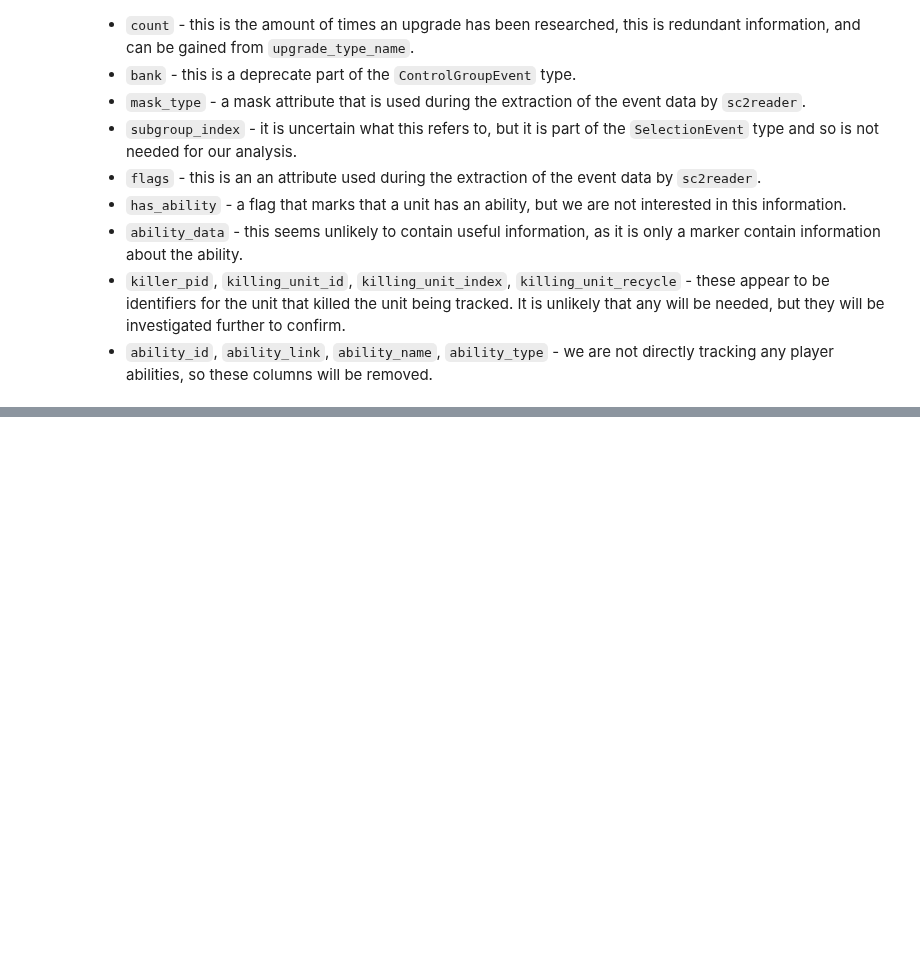
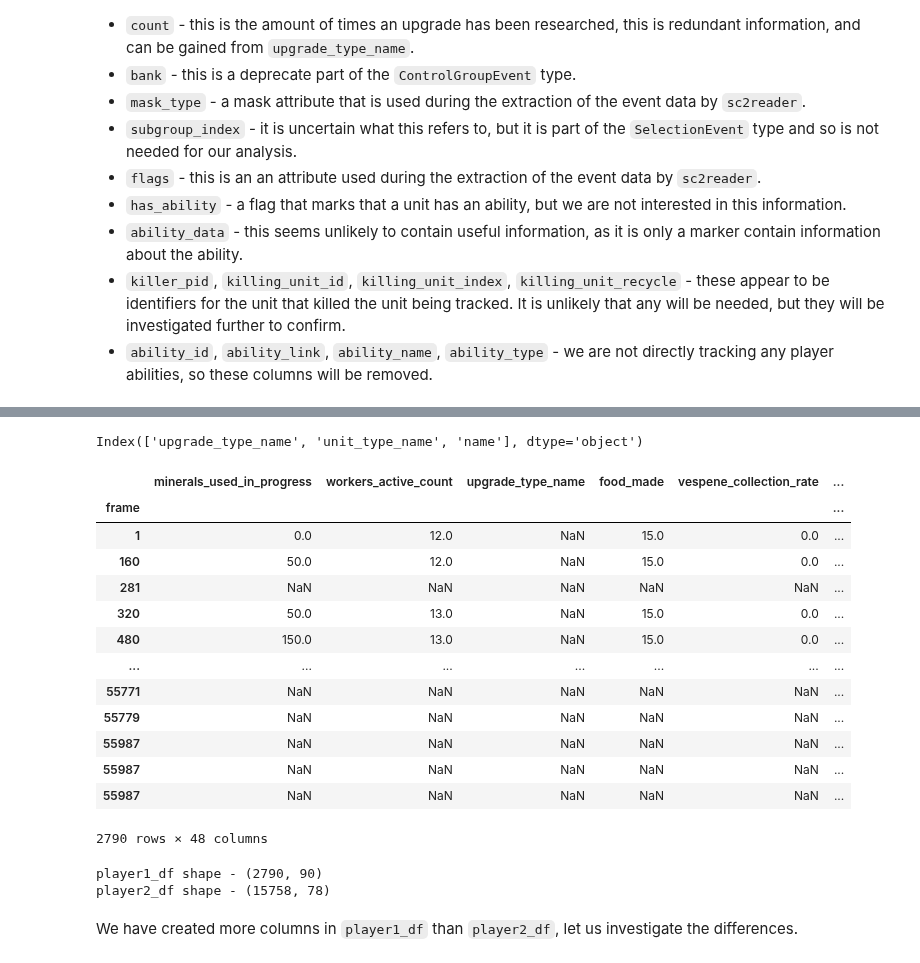
Before and after one commit to jared-a-lloyd/sc2-modeling, a Jupyter notebook: Notebook 1 - Data Collection.ipynb, the cells around one changed output, grey strips where cells are left out. Cells and saved outputs as stored; diff of their text form; code cells hidden in the pictures; blank space fills up the shorter version.

```diff
--- a/Notebook 1 - Data Collection.ipynb
+++ b/Notebook 1 - Data Collection.ipynb
@@ -2396,0 +2555,31 @@ UsageError: Line magic function `%%writefile` not found.
+# %%
+# use the function to clean the columns and rows from the dataframes
+player1_df = clean_columns_and_rows(
+    player1_df,
+    'player1_df',
+    columns_to_keep,
+    player_events_to_keep
+)
+player2_df = clean_columns_and_rows(
+    player2_df,
+    'player2_df',
+    columns_to_keep,
+    player_events_to_keep
+)
+player1_features = clean_columns_and_rows(
+    player1_features,
+    'player1_features',
+    columns_to_keep,
+    feature_events_to_keep
+)
+player2_features = clean_columns_and_rows(
+    player2_features,
+    'player2_features',
+    columns_to_keep,
+    feature_events_to_keep
+)
+
+print(f'player1_df shape - {player1_df.shape}')
+print(f'player2_df shape - {player2_df.shape}')
+print(f'player1_features shape - {player1_features.shape}')
+print(f'player2_features shape - {player2_features.shape}')
@@ -2396,0 +2598,34 @@ UsageError: Line magic function `%%writefile` not found.
+# %%
+# create a list of columns to create dummies for by looking for object dtypes
+object_dtypes = player1_df.select_dtypes(include=['object']).columns
+object_dtypes
+# %% [output]
+Index(['upgrade_type_name', 'unit_type_name', 'name'], dtype='object')
+# %%
+player1_df
+# %% [output]
+|  | minerals_used_in_progress | workers_active_count | upgrade_type_name | food_made | vespene_collection_rate | ... |
+| frame |  |  |  |  |  | ... |
+| 1 | 0.0 | 12.0 | NaN | 15.0 | 0.0 | ... |
+| 160 | 50.0 | 12.0 | NaN | 15.0 | 0.0 | ... |
+| 281 | NaN | NaN | NaN | NaN | NaN | ... |
+| 320 | 50.0 | 13.0 | NaN | 15.0 | 0.0 | ... |
+| 480 | 150.0 | 13.0 | NaN | 15.0 | 0.0 | ... |
+| ... | ... | ... | ... | ... | ... | ... |
+| 55771 | NaN | NaN | NaN | NaN | NaN | ... |
+| 55779 | NaN | NaN | NaN | NaN | NaN | ... |
+| 55987 | NaN | NaN | NaN | NaN | NaN | ... |
+| 55987 | NaN | NaN | NaN | NaN | NaN | ... |
+| 55987 | NaN | NaN | NaN | NaN | NaN | ... |
+2790 rows × 48 columns
+# %%
+# create dummies for the columns in object_dtypes
+player1_df = pd.get_dummies(player1_df, columns=object_dtypes)
+print(f'player1_df shape - {player1_df.shape}')
+player2_df = pd.get_dummies(player2_df, columns=object_dtypes)
+print(f'player2_df shape - {player2_df.shape}')
+# %% [output]
+player1_df shape - (2790, 90)
+player2_df shape - (15758, 78)
+# %% [markdown]
+We have created more columns in `player1_df` than `player2_df`, let us investigate the differences.
```
Also changed, not shown: parts of 40 cells of this notebook, 4 other files.
